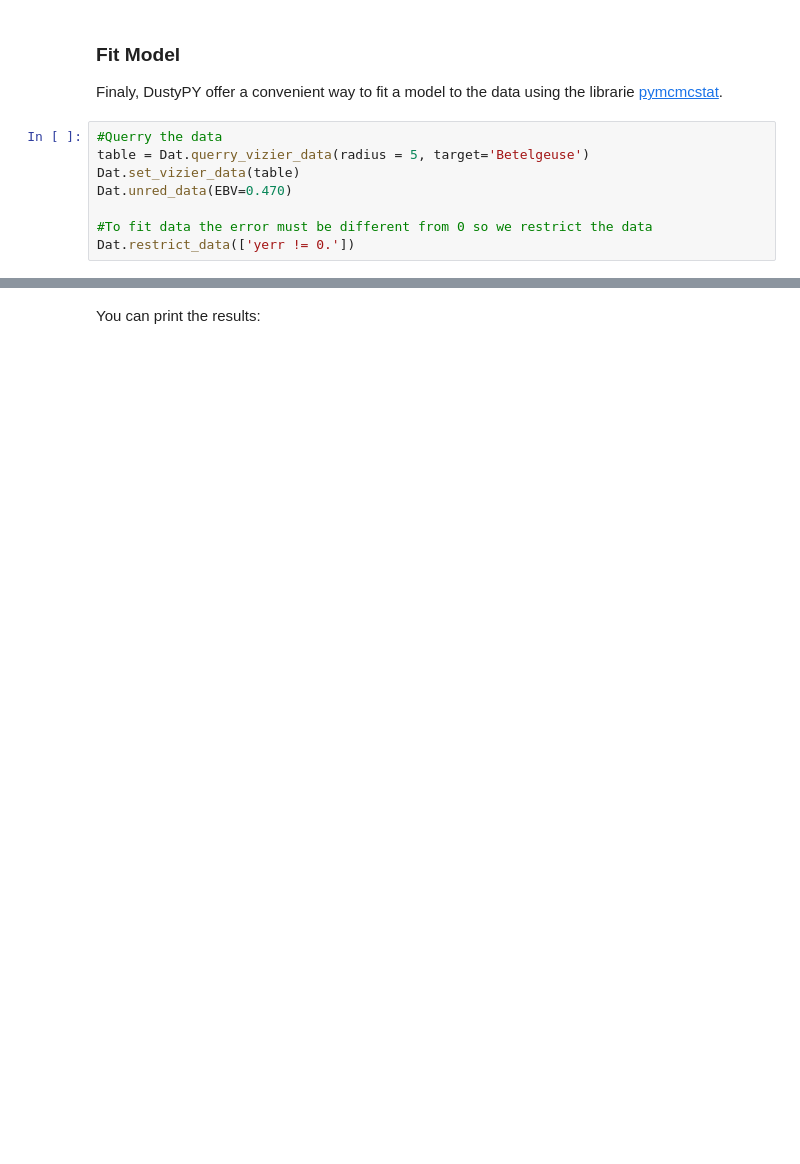
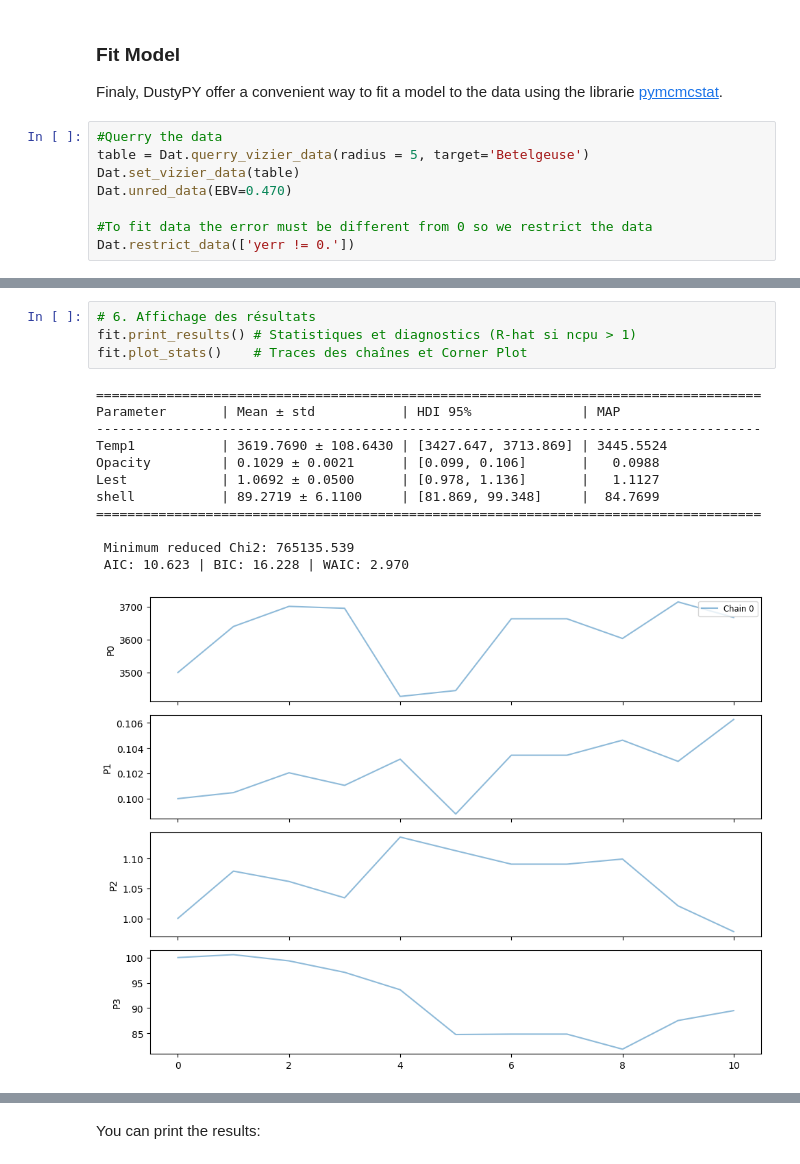
Before and after one commit to gtomass/DustyPY, a Jupyter notebook: notebook/exemple.ipynb, the cells around one changed output, grey strips where cells are left out. Drawn from its saved outputs; the diff is of its cells as text; blank space fills up the shorter version.

```diff
--- a/notebook/exemple.ipynb
+++ b/notebook/exemple.ipynb
@@ -206,0 +198,17 @@ KeyboardInterrupt:
+# %%
+# 6. Affichage des résultats
+fit.print_results() # Statistiques et diagnostics (R-hat si ncpu > 1)
+fit.plot_stats()    # Traces des chaînes et Corner Plot
+# %% [output]
+=====================================================================================
+Parameter       | Mean ± std           | HDI 95%              | MAP
+-------------------------------------------------------------------------------------
+Temp1           | 3619.7690 ± 108.6430 | [3427.647, 3713.869] | 3445.5524
+Opacity         | 0.1029 ± 0.0021      | [0.099, 0.106]       |   0.0988
+Lest            | 1.0692 ± 0.0500      | [0.978, 1.136]       |   1.1127
+shell           | 89.2719 ± 6.1100     | [81.869, 99.348]     |  84.7699
+=====================================================================================
+
+ Minimum reduced Chi2: 765135.539
+ AIC: 10.623 | BIC: 16.228 | WAIC: 2.970
+[figure, added]
```
Also changed, not shown: parts of 16 cells of this notebook, 5 other files.
